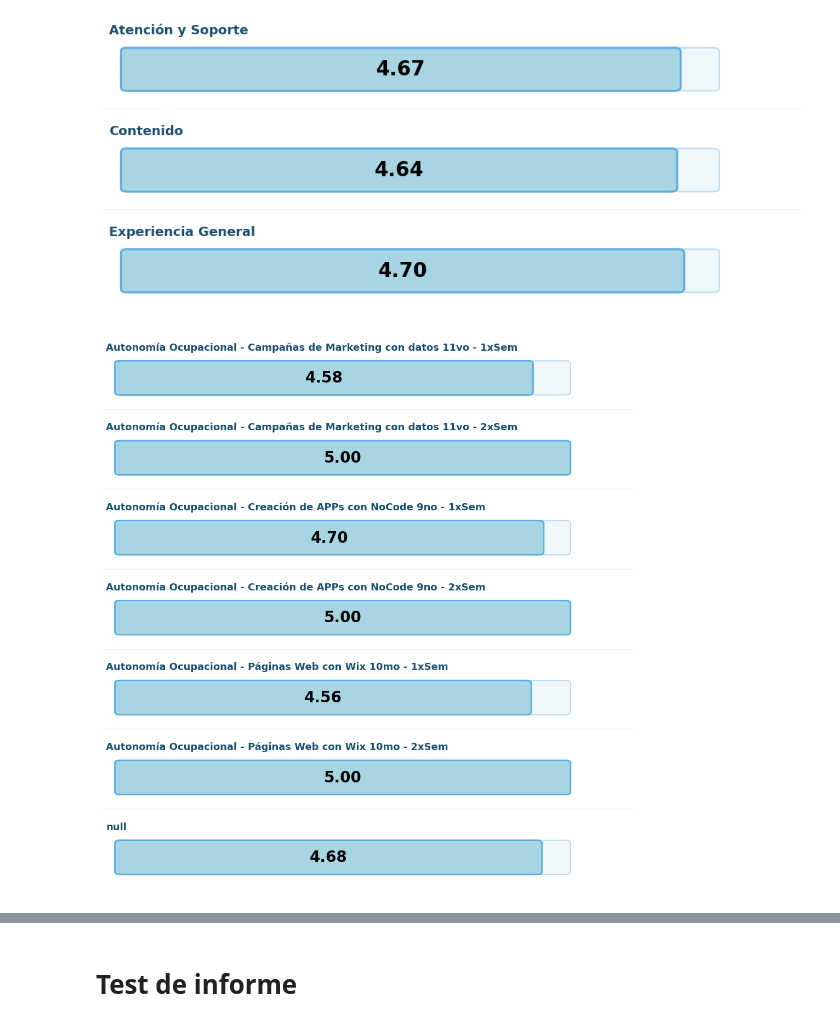
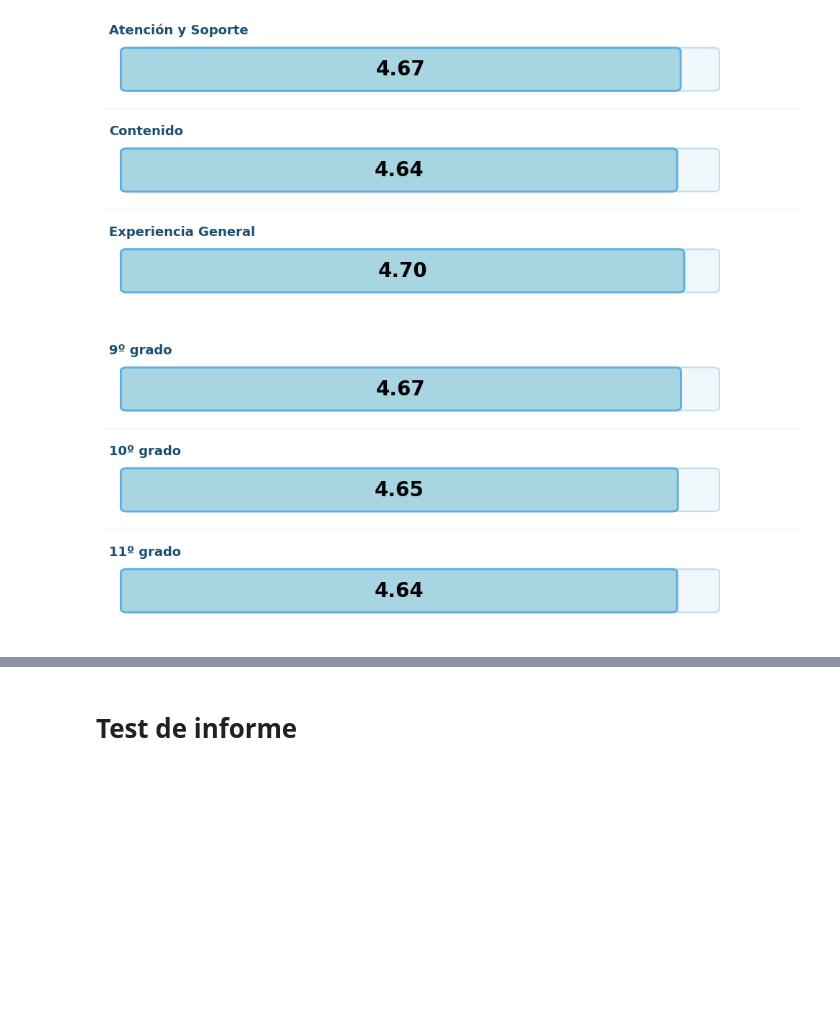
Before and after one commit to Crack-The-Code-Data/Resumen-automatico-de-cierre-de-proyectos, a Jupyter notebook: Notebook.ipynb, the cells around one changed output, grey strips where cells are left out. Cells and saved outputs as stored; diff of their text form; code cells hidden in the pictures; blank space fills up the shorter version.

```diff
--- a/Notebook.ipynb
+++ b/Notebook.ipynb
@@ -2491,8 +2485,12 @@ biblioteca['Satisfaccion'].append({
 # %%
 df_satisfaccion_profesores_ie=df_satisfaccion_profesores[df_satisfaccion_profesores['tipo_profesor_respondente']=='IE']
 # %%
-satisfaccion_general_profe_ie=df_satisfaccion_profesores_ie['answer_numeric'].mean().round(2)
+# CSAT
+csat_series_profe_ie = df_satisfaccion_profesores_ie['answer_numeric'].dropna()
 
+satisfaccion_general_profe_ie = (
+    (csat_series_profe_ie.isin([4, 5]).sum() / len(csat_series_profe_ie)) * 100
+).round(2) if len(csat_series_profe_ie) > 0 else np.nan
 
 distri_satisfaccion_variables_IE = df_satisfaccion_profesores_ie.dropna(subset=['answer_numeric']).groupby('variable')['answer_numeric'].mean().astype(float).round(2).reset_index()
 distri_satisfaccion_variables_IE.columns=['Dimensión', 'Puntaje promedio']
@@ -2504,11 +2502,11 @@ distri_satisfaccion_planestudio_IE.columns=['Plan de estudio', 'Puntaje promedio
 distri_satisfaccion_planestudio_IE['Puntaje maximo']=5
 # %%
 fig_satisfaccion_IE, ax3 = plt.subplots(1, 1, figsize=(10, 4))
-crear_gauge(valor=satisfaccion_general_profe_ie, valor_min=1, valor_max=5, titulo='Satisfacción general de profesores IE', ax=ax3)
+crear_gauge(valor=satisfaccion_general_profe_ie, valor_min=0, valor_max=100, titulo='CSAT', ax=ax3)
 
 # Guardar en biblioteca
 biblioteca['Satisfaccion'].append({
-    'name': 'Satisfacción general de profesores IE',
+    'name': 'CSAT de profesores IE',
     'fig': fig_satisfaccion_IE,
     'data': pd.DataFrame({
         'Métrica': ['Satisfacción General'],
@@ -2524,22 +2522,38 @@ fig_satisfaccion_variables_IE=crear_gauge_barras(
     columna_valor='Puntaje promedio',
     columna_max='Puntaje maximo',
     titulo='',
-    guardar_en_biblioteca=True,
-    nombre_biblioteca='satisfaccion_dimensiones_barras',
     figsize_base=(10, 1.5)
 )
+
+# Guardar en biblioteca
+biblioteca['Satisfaccion'].append({
+    'name': 'Satisfacción por dimensión de profesores IE',
+    'fig': fig_satisfaccion_variables_IE,
+    'data': pd.DataFrame(distri_satisfaccion_variables_IE)
+})
 # %% [output]
 [figure]
+# %%
+resumen_satisfaccion_grado_profe_ie=desagregar(df_satisfaccion_profesores_ie,'lista_grados','answer_numeric').groupby('valor_individual')['id'].mean().reset_index()
+resumen_satisfaccion_grado_profe_ie.columns=['Grado', 'Puntaje promedio']
+resumen_satisfaccion_grado_profe_ie['Puntaje maximo']=5
+resumen_satisfaccion_grado_profe_ie['Grado']=resumen_satisfaccion_grado_profe_ie['Grado'].astype(int).astype(str)+'º grado'
+resumen_satisfaccion_grado_profe_ie.sort_values('Puntaje promedio', ascending=False, inplace=True)
 # %%
 fig_satisfaccion_planestudio_IE=crear_gauge_barras(
-    distri_satisfaccion_planestudio_IE,
-    columna_dimension='Plan de estudio',
+    resumen_satisfaccion_grado_profe_ie,
+    columna_dimension='Grado',
     columna_valor='Puntaje promedio',
     columna_max='Puntaje maximo',
     titulo='',
-    guardar_en_biblioteca=True,
-    nombre_biblioteca='satisfaccion_planestudio_barras',
     figsize_base=(10, 1.5)
 )
+
+# Guardar en biblioteca
+biblioteca['Satisfaccion'].append({
+    'name': 'Satisfacción por grado de profesores IE',
+    'fig': fig_satisfaccion_planestudio_IE,
+    'data': pd.DataFrame(resumen_satisfaccion_grado_profe_ie)
+})
 # %% [output]
-[figure, old version]
+[figure, new version]
```
Also changed, not shown: parts of 26 cells of this notebook, 7 other files.
